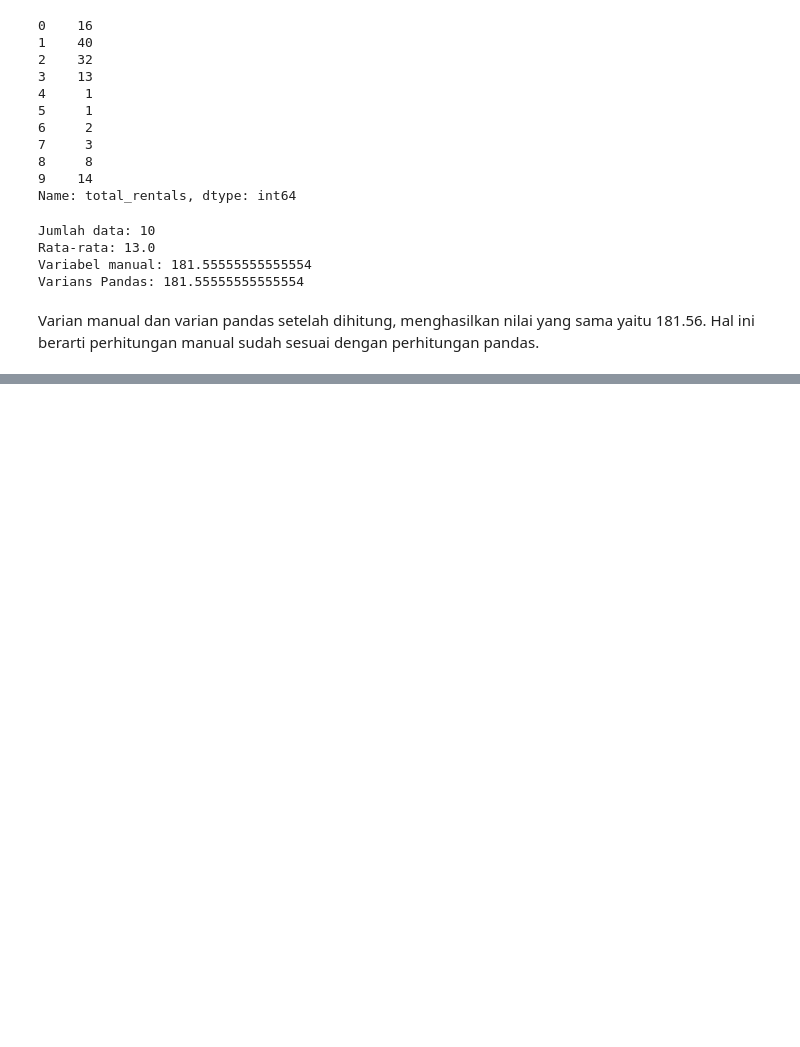
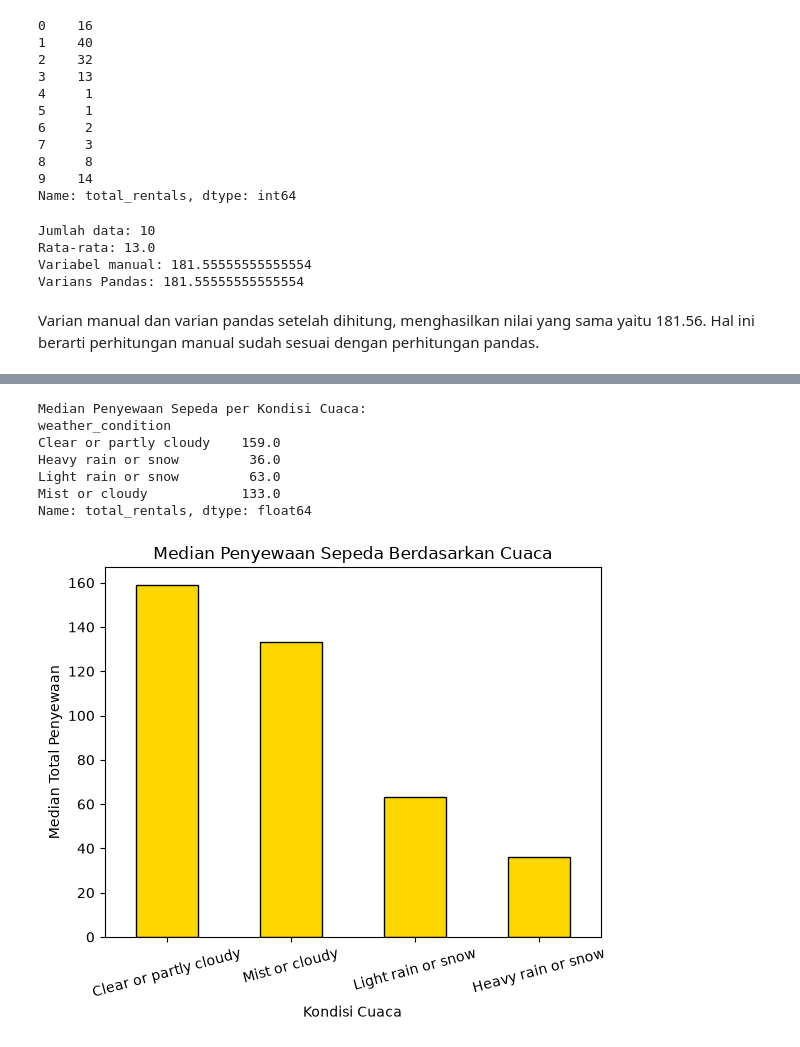
Before and after one commit to esteryeliiii2/project1-eda-kelompok-01, a Jupyter notebook: eda_kelompok_01.ipynb, the cells around one changed output, grey strips where cells are left out. Saved outputs shown, nothing was run; the diff lists cells and outputs as text; code cells hidden in the pictures; blank space fills up the shorter version.

```diff
--- a/eda_kelompok_01.ipynb
+++ b/eda_kelompok_01.ipynb
@@ -280,0 +354,20 @@ Varian manual dan varian pandas setelah dihitung, menghasilkan nilai yang sama y
+# %%
+median_cuaca = df.groupby("weather_condition")["total_rentals"].median()
+print("Median Penyewaan Sepeda per Kondisi Cuaca:")
+print(median_cuaca)
+
+median_cuaca.sort_values(ascending=False).plot(kind='bar', color='gold', edgecolor='black')
+plt.title("Median Penyewaan Sepeda Berdasarkan Cuaca")
+plt.xlabel("Kondisi Cuaca")
+plt.ylabel("Median Total Penyewaan")
+plt.xticks(rotation=15)
+plt.show()
+# %% [output]
+Median Penyewaan Sepeda per Kondisi Cuaca:
+weather_condition
+Clear or partly cloudy    159.0
+Heavy rain or snow         36.0
+Light rain or snow         63.0
+Mist or cloudy            133.0
+Name: total_rentals, dtype: float64
+[figure, added]
```
Also changed, not shown: parts of 11 cells of this notebook.
